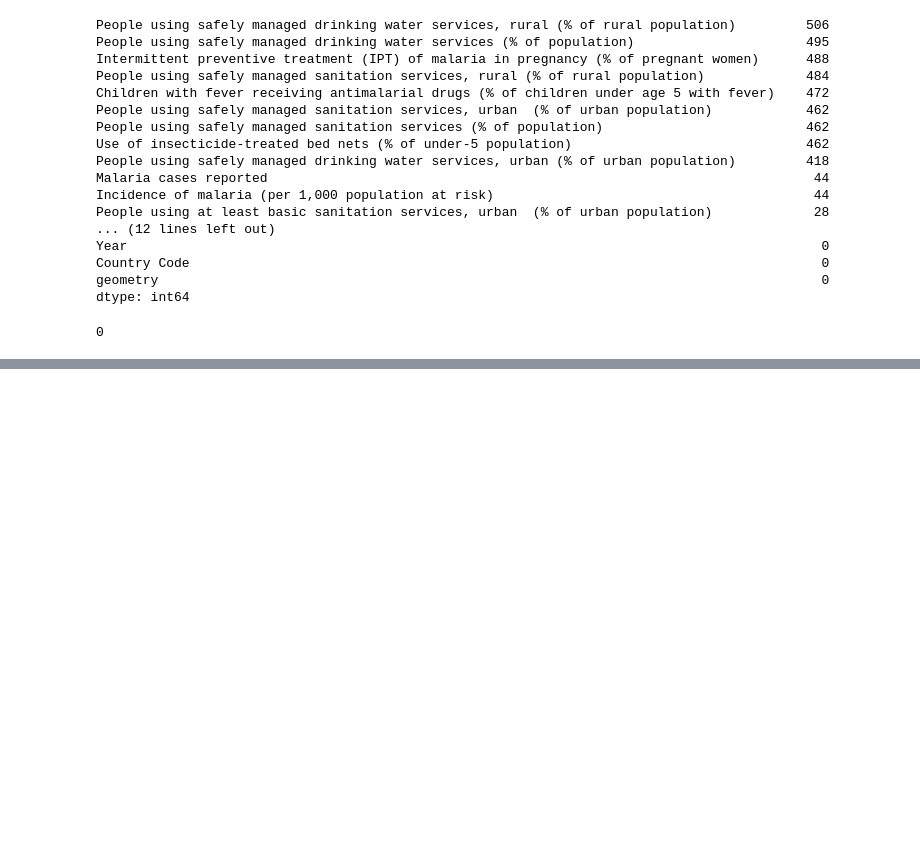
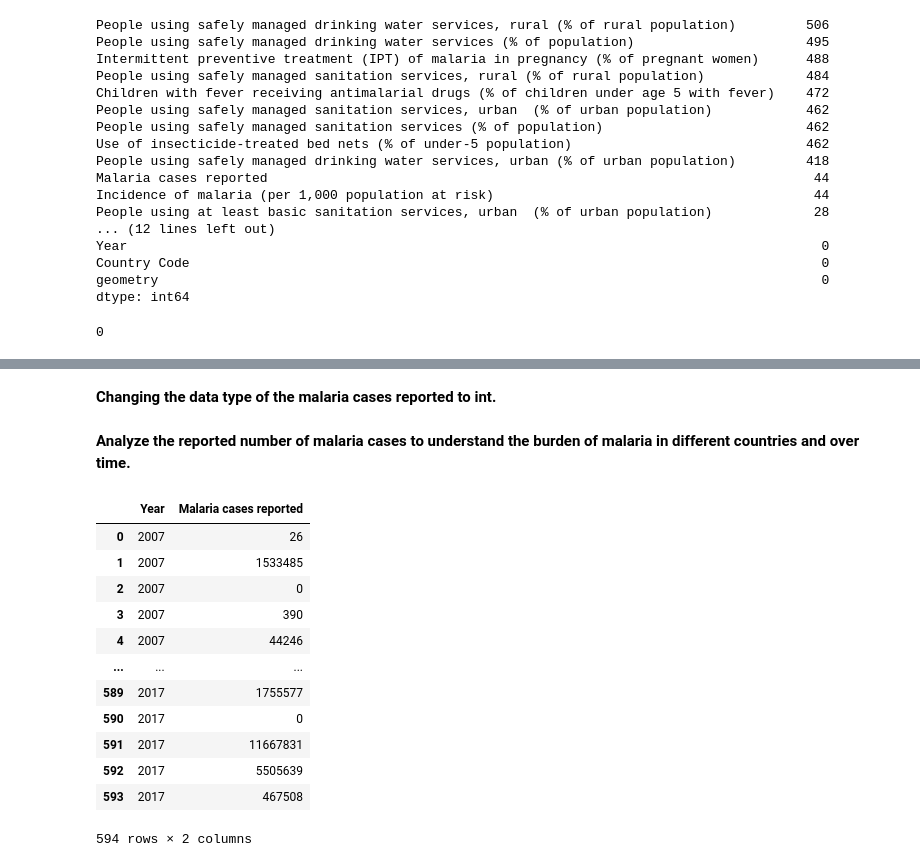
Before and after one commit to swalusimbi/Malaria_In_Africa, a Jupyter notebook: Malaria_in_Africa_GroupB/src/grp_work/project.ipynb, the cells around one changed output, grey strips where cells are left out. Cells and saved outputs as stored; diff of their text form; code cells hidden in the pictures; blank space fills up the shorter version.

```diff
--- a/Malaria_in_Africa_GroupB/src/grp_work/project.ipynb
+++ b/Malaria_in_Africa_GroupB/src/grp_work/project.ipynb
@@ -126,3 +126,11 @@ dtype: int64
 df.duplicated().sum()
 # %% [output]
 0
+# %%
+"""
+I filled both the malaria cases reported and incidence of malaria columns with 0s because the two columns each has 44 nulls ,
+since each country appears 11 times, there are 4 countries with nulls throughout the 11 years. Therefore I couldn't calculate the mean.
+Also I could not just assume any value to be filled in all the 11 spaces for each country.
+"""
+df['Malaria cases reported'].fillna(0, inplace=True)
+df['Incidence of malaria (per 1,000 population at risk)'].fillna(0, inplace=True)
@@ -128,0 +277,2 @@ df.duplicated().sum()
+# %% [markdown]
+**Changing the data type of the malaria cases reported to int.**
@@ -128,0 +281,20 @@ df.duplicated().sum()
+# %% [markdown]
+**Analyze the reported number of malaria cases to understand the burden of malaria in different countries and over time.**
+# %%
+# Filter out Year and Malaria cases reported.
+malaria_cases = df[['Year', 'Malaria cases reported']]
+malaria_cases
+# %% [output]
+|  | Year | Malaria cases reported |
+| 0 | 2007 | 26 |
+| 1 | 2007 | 1533485 |
+| 2 | 2007 | 0 |
+| 3 | 2007 | 390 |
+| 4 | 2007 | 44246 |
+| ... | ... | ... |
+| 589 | 2017 | 1755577 |
+| 590 | 2017 | 0 |
+| 591 | 2017 | 11667831 |
+| 592 | 2017 | 5505639 |
+| 593 | 2017 | 467508 |
+594 rows × 2 columns
```
Also changed, not shown: parts of 15 cells of this notebook.
